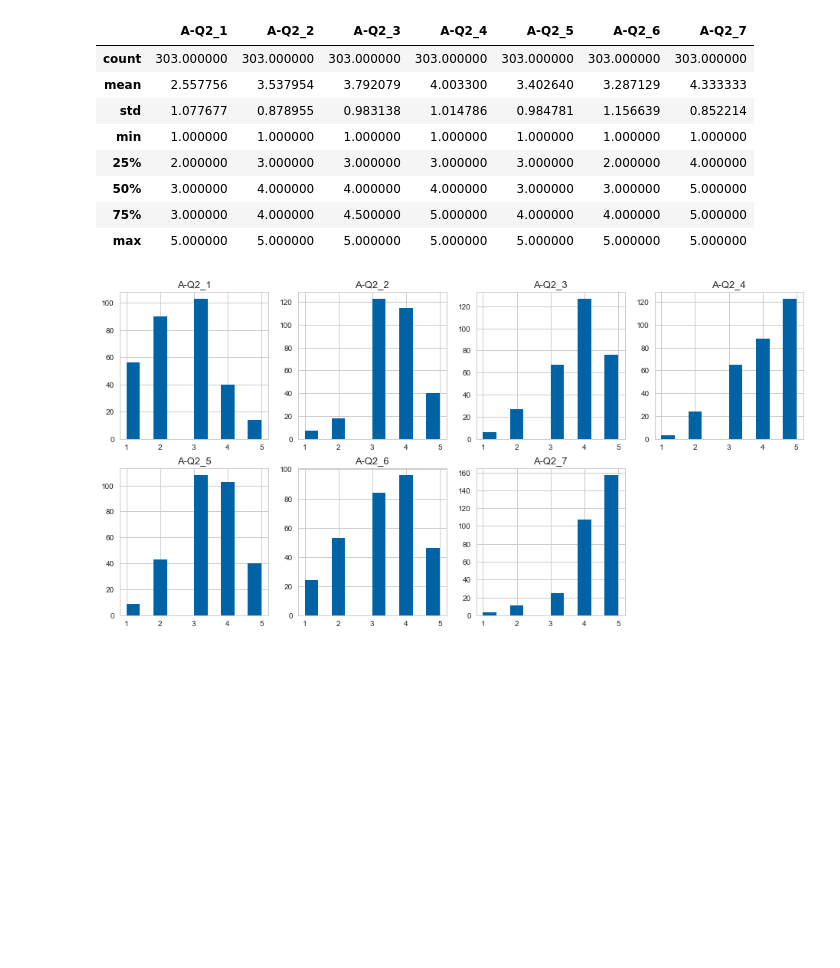
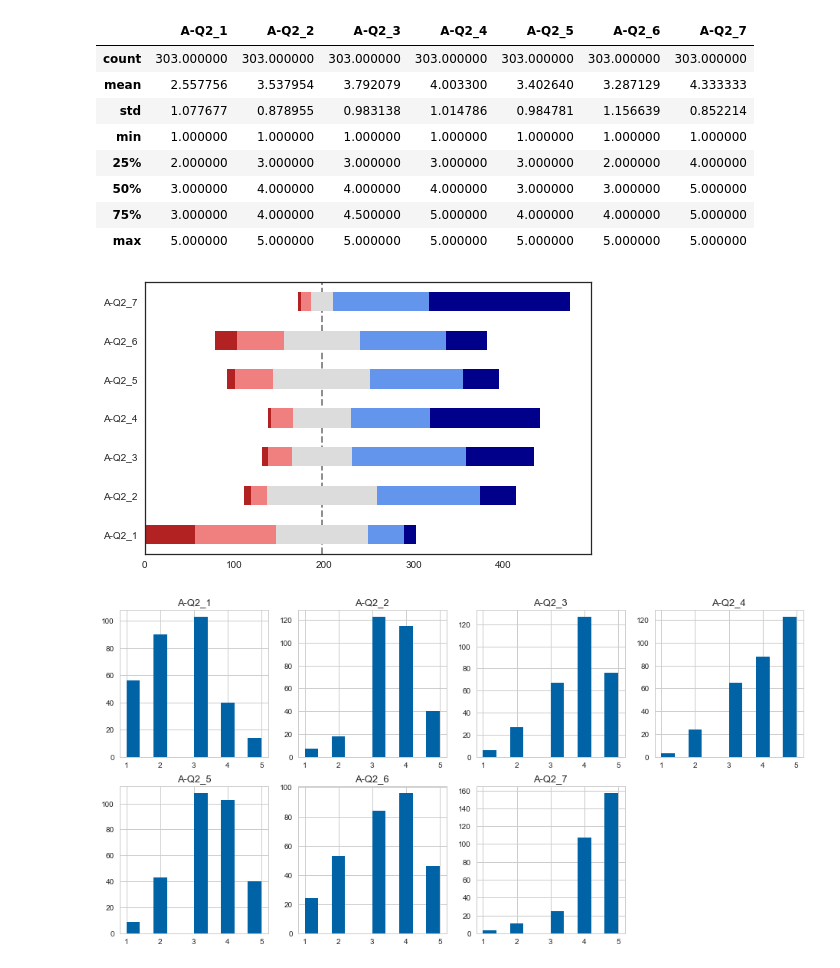
Before and after one commit to martinakienberger/Dissertation_LIS, a Jupyter notebook: Datenanalyse_Hauptstudie.ipynb, the cells around one changed output. Cells and saved outputs as stored; diff of their text form; code cells hidden in the pictures; blank space fills up the shorter version.

```diff
--- a/Datenanalyse_Hauptstudie.ipynb
+++ b/Datenanalyse_Hauptstudie.ipynb
@@ -99,3 +96,19 @@ Funktion für Darstellung der Likert-Skalen...
+# %%
+def graf_likert(D,l,sy):
+
+    likert_colors = ['white', 'firebrick','lightcoral','gainsboro','cornflowerblue', 'darkblue']
+
+    df = D[l].apply(pd.value_counts).T
+    middles = df[[1, 2]].sum(axis=1)+df[3]*.5
+    longest = middles.max()
+    complete_longest = df.sum(axis=1).max()
+    df.insert(0, '', (middles - longest).abs())
+
+    df.plot.barh(stacked=True, figsize=(8,sy), color=likert_colors, edgecolor='none', legend=False)
+    z = plt.axvline(longest, linestyle='--', color='black', alpha=.5)
+    z.set_zorder(-1)
+
+    plt.show()
 # %% [markdown]
 ##### Korrelation
 # %% [markdown]
@@ -198,6 +211,10 @@ Daten[Liste_A_Q2].describe()
 | 50% | 3.000000 | 4.000000 | 4.000000 | 4.000000 | 3.000000 | 3.000000 | 5.000000 |
 | 75% | 3.000000 | 4.000000 | 4.500000 | 5.000000 | 4.000000 | 4.000000 | 5.000000 |
 | max | 5.000000 | 5.000000 | 5.000000 | 5.000000 | 5.000000 | 5.000000 | 5.000000 |
+# %%
+graf_likert(Daten,Liste_A_Q2,5)
+# %% [output]
+[figure, added]
 # %%
 graf_hist(Daten,Liste_A_Q2,16,12,3,4)
 # %% [output]
```
Also changed, not shown: parts of 83 cells of this notebook, 3 other files.
